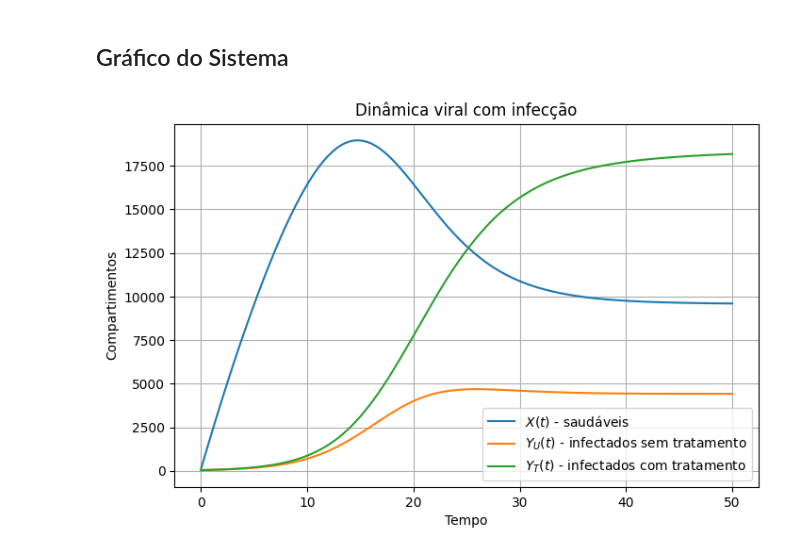
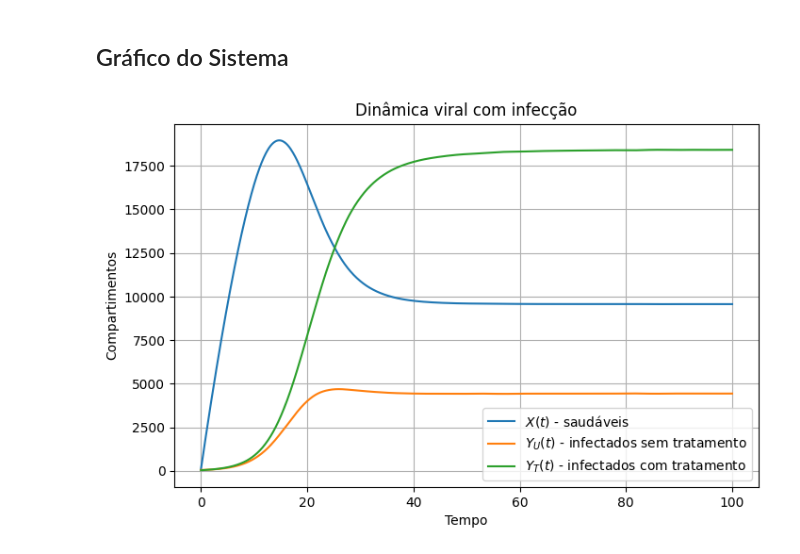
Before and after one commit to MukRodrigues/Projetos-Python, a Jupyter notebook: Análise_equilibrio_blower.ipynb, the cells around one changed output. Saved outputs shown, nothing was run; the diff lists cells and outputs as text; code cells hidden in the pictures.

```diff
--- a/Análise_equilibrio_blower.ipynb
+++ b/Análise_equilibrio_blower.ipynb
@@ -226,32 +229,32 @@ betaU=0.1
 betaT = 0.025
 
 # Equações do modelo
 def virus_model(t, y):
     X, YU, YT = y
     Lambda = (betaU * YU + betaT * YT) /  (X + YU + YT)
     dX = pi - mu*X - c*(1+i)* Lambda * X
     dYU = c*(1+i)* Lambda * X - (vU + mu)*YU - sigma*YU + g*YT
     dYT = sigma*YU - (vT + mu)*YT -   g*YT
     return [dX, dYU, dYT]
 
 # Condições iniciais
 y0 = [100, 50, 30]
-t_span = (0, 50)
+t_span = (0, 100)
 t_eval = np.linspace(*t_span, 1000)
 
 # Resolver o sistema
 sol = solve_ivp(virus_model, t_span, y0, t_eval=t_eval)
 
 # Plotar
 plt.figure(figsize=(8,5))
 plt.plot(sol.t, sol.y[0], label='$X(t)$ - saudáveis')
 plt.plot(sol.t, sol.y[1], label='$Y_U(t)$ - infectados sem tratamento')
 plt.plot(sol.t, sol.y[2], label='$Y_T(t)$ - infectados com tratamento')
 plt.xlabel('Tempo')
 plt.ylabel('Compartimentos')
 plt.legend()
 plt.title('Dinâmica viral com infecção')
 plt.grid(True)
 plt.show()
 # %% [output]
-[figure, old version]
+[figure, new version]
```
Also changed, not shown: parts of 2 cells of this notebook.
